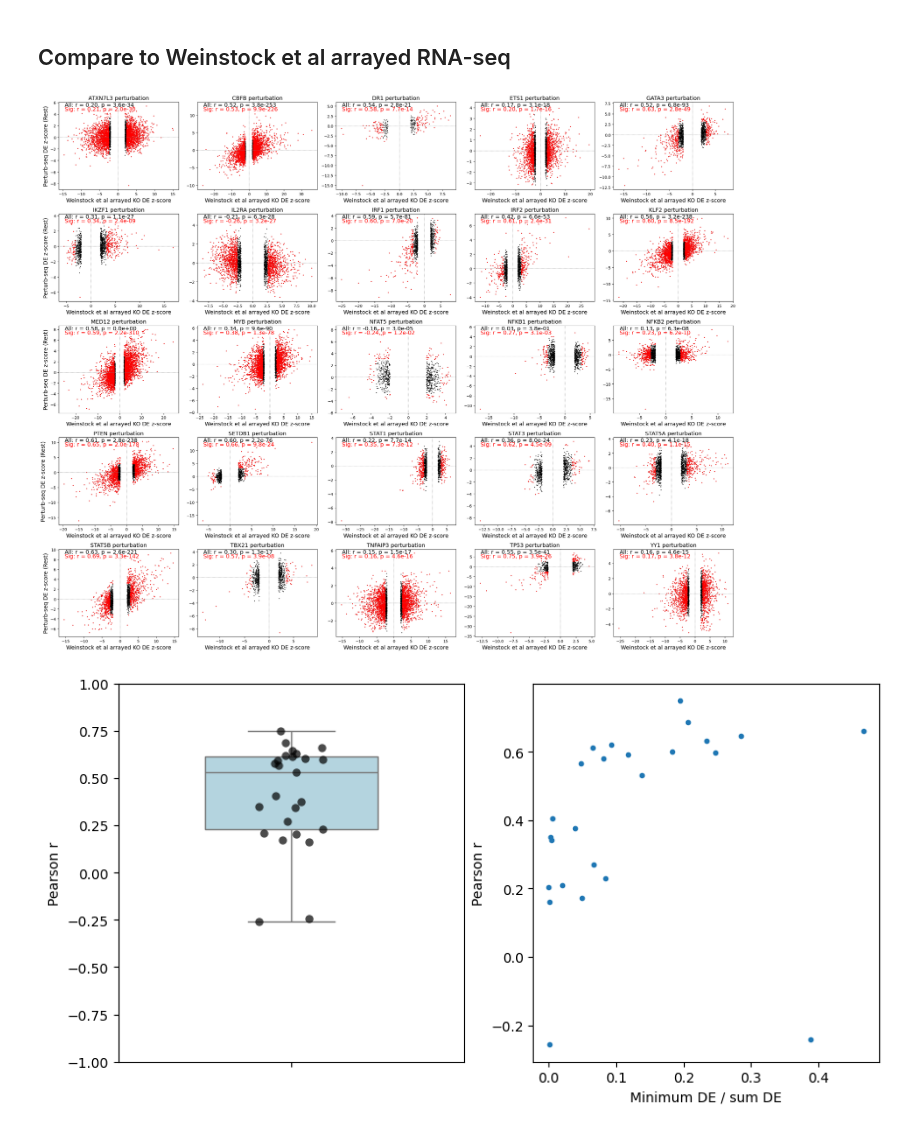
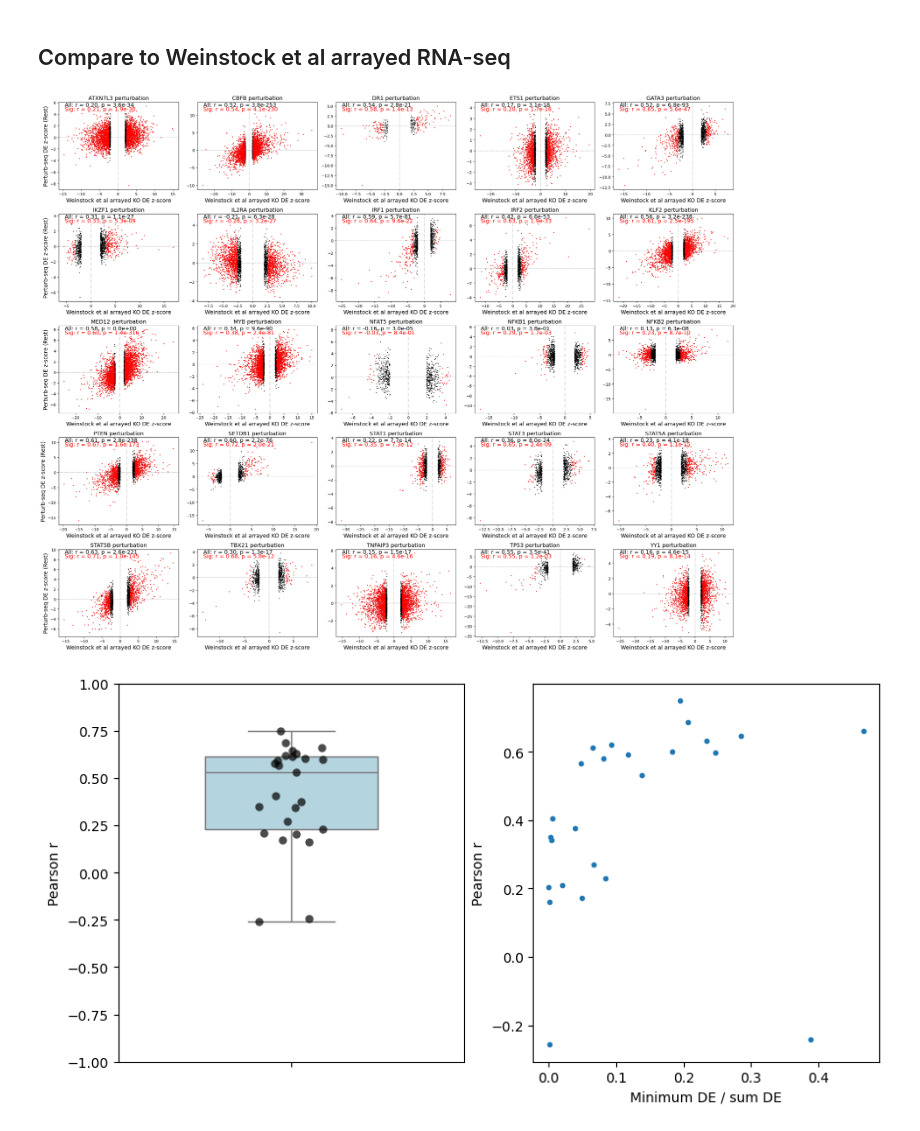
Before and after one commit to emdann/GWT_perturbseq_analysis_2025, a Jupyter notebook: src/3_DE_analysis/ArrayedRNAseq_comparison.ipynb, the cells around one changed output. Saved outputs shown, nothing was run; the diff lists cells and outputs as text; code cells hidden in the pictures.

```diff
--- a/src/3_DE_analysis/ArrayedRNAseq_comparison.ipynb
+++ b/src/3_DE_analysis/ArrayedRNAseq_comparison.ipynb
@@ -77,7 +77,7 @@ adata_de.obs['target_contrast'].nunique()
 # %% [markdown]
 ## Compare to Freimer et al arrayed RNA-seq
 # %%
-adata_freimer = sc.read_h5ad('data/Freimer_et_al_DE.h5ad')
+adata_freimer = sc.read_h5ad('../../metadata/Freimer_et_al_DEseq2.h5ad')
 adata_freimer.layers['zscore'] = adata_freimer.layers['log_fc'] / adata_freimer.layers['lfcSE']
 common_perturbations = np.intersect1d(adata_freimer.obs.target_gene, adata_de.obs['target_contrast_gene_name'])
 # %%
@@ -117,14 +117,20 @@ for i, g in enumerate(common_sig_perturbations):
     # Calculate correlation coefficients and p-values for Rest condition only
     rest_corr, rest_pval = scipy.stats.pearsonr(concat_df['freimer_zscore'], concat_df['perturbseq_zscore'])
     rest_signif_corr, rest_signif_pval = scipy.stats.pearsonr(
-        concat_df[(concat_df['freimer_signif']<thre)|(concat_df['perturbseq_signif']<thre)]['freimer_zscore'],
-        concat_df[(concat_df['freimer_signif']<thre)|(concat_df['perturbseq_signif']<thre)]['perturbseq_zscore']
-    ) if sum((concat_df['freimer_signif']<thre)|(concat_df['freimer_signif']<thre)) > 1 else (float('nan'), float('nan'))
+        concat_df[concat_df['freimer_signif']<thre]['freimer_zscore'],
+        concat_df[concat_df['freimer_signif']<thre]['perturbseq_zscore']
+    ) if sum(concat_df['freimer_signif']<thre) > 1 else (float('nan'), float('nan'))
+    #rest_signif_corr, rest_signif_pval = scipy.stats.pearsonr(
+    #    concat_df[(concat_df['freimer_signif']<thre)|(concat_df['perturbseq_signif']<thre)]['freimer_zscore'],
+    #    concat_df[(concat_df['freimer_signif']<thre)|(concat_df['perturbseq_signif']<thre)]['perturbseq_zscore']
+    #) if sum((concat_df['freimer_signif']<thre)|(concat_df['perturbseq_signif']<thre)) > 1 else (float('nan'), float('nan'))
 
     # Create scatter plot for Rest condition
     sns.scatterplot(data=concat_df, x='freimer_zscore', y='perturbseq_zscore', s=4, edgecolor='none', color='black', ax=axes[i])
-    sns.scatterplot(data=concat_df[(concat_df['freimer_signif']<thre)|(concat_df['perturbseq_signif']<thre)],
+    sns.scatterplot(data=concat_df[concat_df['freimer_signif']<thre],
                     x='freimer_zscore', y='perturbseq_zscore', s=5, edgecolor='none', color='red', ax=axes[i])
+    #sns.scatterplot(data=concat_df[(concat_df['freimer_signif']<thre)|(concat_df['perturbseq_signif']<thre)],
+    #                x='freimer_zscore', y='perturbseq_zscore', s=5, edgecolor='none', color='red', ax=axes[i])
 
     # Add correlation information as text
     axes[i].annotate(f'All: r = {rest_corr:.2f}, p = {rest_pval:.1e}',
@@ -203,7 +209,7 @@ sns.despine()
 # %% [markdown]
 ## Compare to Weinstock et al arrayed RNA-seq
 # %%
-weinstock_df = pd.read_csv('data/TableS4_weinstock_et_al_DE.csv')
+weinstock_df = pd.read_csv('../../metadata/TableS4_weinstock_et_al_DE.csv')
 weinstock_kos = weinstock_df['KO'].unique().tolist()
 common_perturbations = np.intersect1d(weinstock_kos, adata_de[adata_de.obs.culture_condition == 'Rest'].obs['target_contrast_gene_name'])
 weinstock_df['zscore'] = weinstock_df['log2FoldChange'] / weinstock_df['lfcSE']
@@ -245,14 +251,20 @@ for i, g in enumerate(common_sig_perturbations):
     # Calculate correlation coefficients and p-values for Rest condition only
     rest_corr, rest_pval = scipy.stats.pearsonr(concat_df['weinstock_zscore'], concat_df['perturbseq_zscore'])
     rest_signif_corr, rest_signif_pval = scipy.stats.pearsonr(
-        concat_df[(concat_df['weinstock_signif']<thre)|(concat_df['perturbseq_signif']<thre)]['weinstock_zscore'],
-        concat_df[(concat_df['weinstock_signif']<thre)|(concat_df['perturbseq_signif']<thre)]['perturbseq_zscore']
-    ) if sum((concat_df['weinstock_signif']<thre)|(concat_df['perturbseq_signif']<thre)) > 1 else (float('nan'), float('nan'))
+        concat_df[concat_df['weinstock_signif']<thre]['weinstock_zscore'],
+        concat_df[concat_df['weinstock_signif']<thre]['perturbseq_zscore']
+    ) if sum(concat_df['weinstock_signif']<thre) > 1 else (float('nan'), float('nan'))
+    #rest_signif_corr, rest_signif_pval = scipy.stats.pearsonr(
+    #    concat_df[(concat_df['weinstock_signif']<thre)|(concat_df['perturbseq_signif']<thre)]['weinstock_zscore'],
+    #    concat_df[(concat_df['weinstock_signif']<thre)|(concat_df['perturbseq_signif']<thre)]['perturbseq_zscore']
+    #) if sum((concat_df['weinstock_signif']<thre)|(concat_df['perturbseq_signif']<thre)) > 1 else (float('nan'), float('nan'))
 
     # Create scatter plot for Rest condition
     sns.scatterplot(data=concat_df, x='weinstock_zscore', y='perturbseq_zscore', s=4, edgecolor='none', color='black', ax=axes[i])
-    sns.scatterplot(data=concat_df[(concat_df['weinstock_signif']<thre)|(concat_df['perturbseq_signif']<thre)],
+    sns.scatterplot(data=concat_df[concat_df['weinstock_signif']<thre],
                     x='weinstock_zscore', y='perturbseq_zscore', s=5, edgecolor='none', color='red', ax=axes[i])
+    #sns.scatterplot(data=concat_df[(concat_df['weinstock_signif']<thre)|(concat_df['perturbseq_signif']<thre)],
+    #                x='weinstock_zscore', y='perturbseq_zscore', s=5, edgecolor='none', color='red', ax=axes[i])
 
     # Add correlation information as text
     axes[i].annotate(f'All: r = {rest_corr:.2f}, p = {rest_pval:.1e}',
@@ -263,34 +275,34 @@ for i, g in enumerate(common_sig_perturbations):
 
     # Add dotted lines for x and y axes
     axes[i].axhline(y=0, color='gray', linestyle=':', linewidth=1)
     axes[i].axvline(x=0, color='gray', linestyle=':', linewidth=1)
 
     # Set title and labels
     axes[i].set_title(f'{g} perturbation', fontsize=14)
 
     # Only add y-label for plots in the first column
     if i % n_cols == 0:
         axes[i].set_ylabel('Perturb-seq DE z-score (Rest)', fontsize=14)
     else:
         axes[i].set_ylabel('')
 
     axes[i].set_xlabel('Weinstock et al arrayed KO DE z-score', fontsize=14)
 
     rest_signif_corr_all[i,0] = rest_signif_corr
     rest_signif_corr_all[i,1] = rest_signif_pval
     gwt_signif[i] = np.sum(concat_df['perturbseq_signif']<thre)
     ko_signif[i] = np.sum(concat_df['weinstock_signif']<thre)
 
 # Hide any unused subplots
 for i in range(len(common_perturbations), len(axes)):
     axes[i].set_visible(False)
 
 plt.tight_layout()
 plt.savefig('results/weinstock_et_al_comparison.png')
 
 plt.show()
 # %% [output]
-[figure, old version]
+[figure, new version]
 # %%
 gwt_signif = gwt_signif.astype(int)
 ko_signif = ko_signif.astype(int)
```
Also changed, not shown: parts of 2 cells of this notebook, 14 other files.
